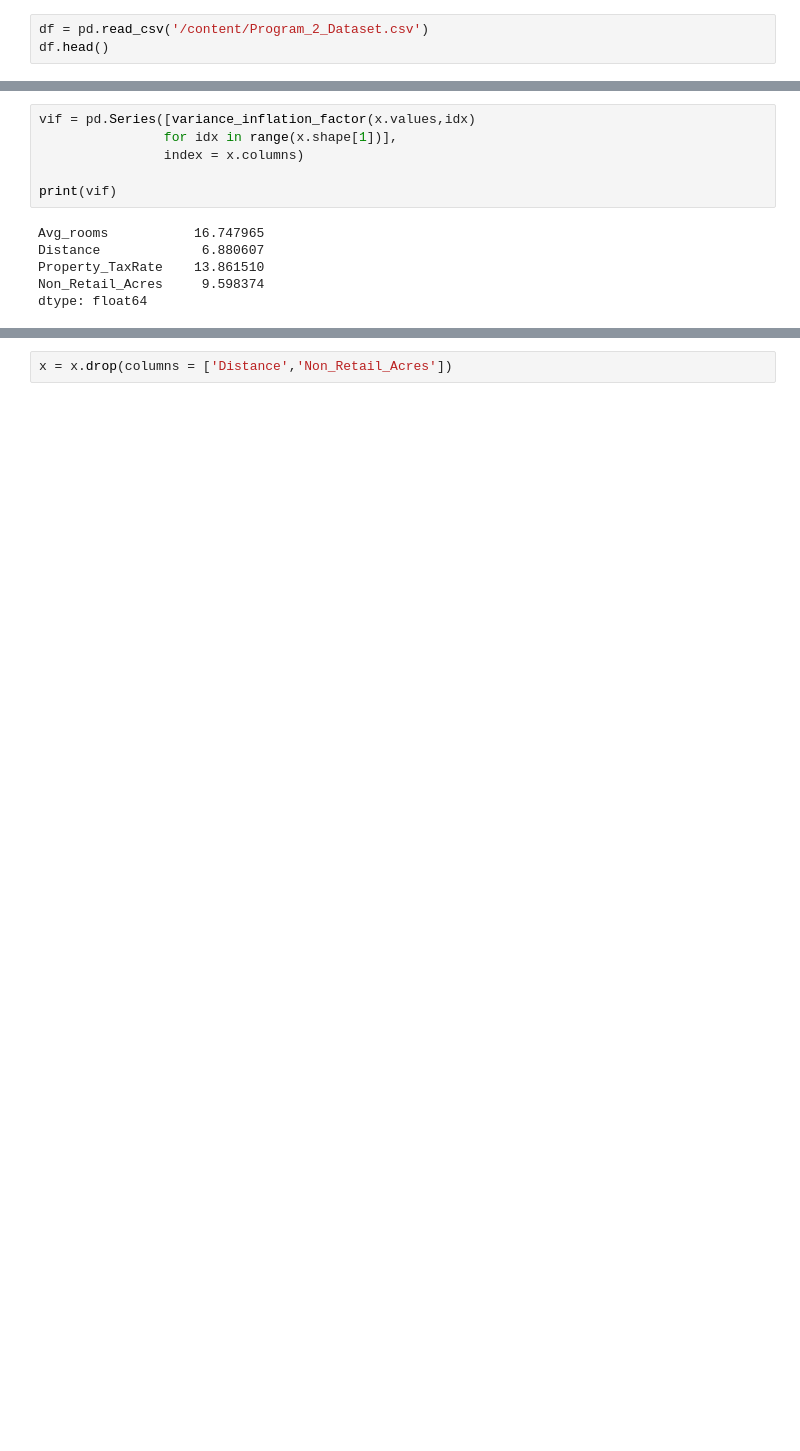
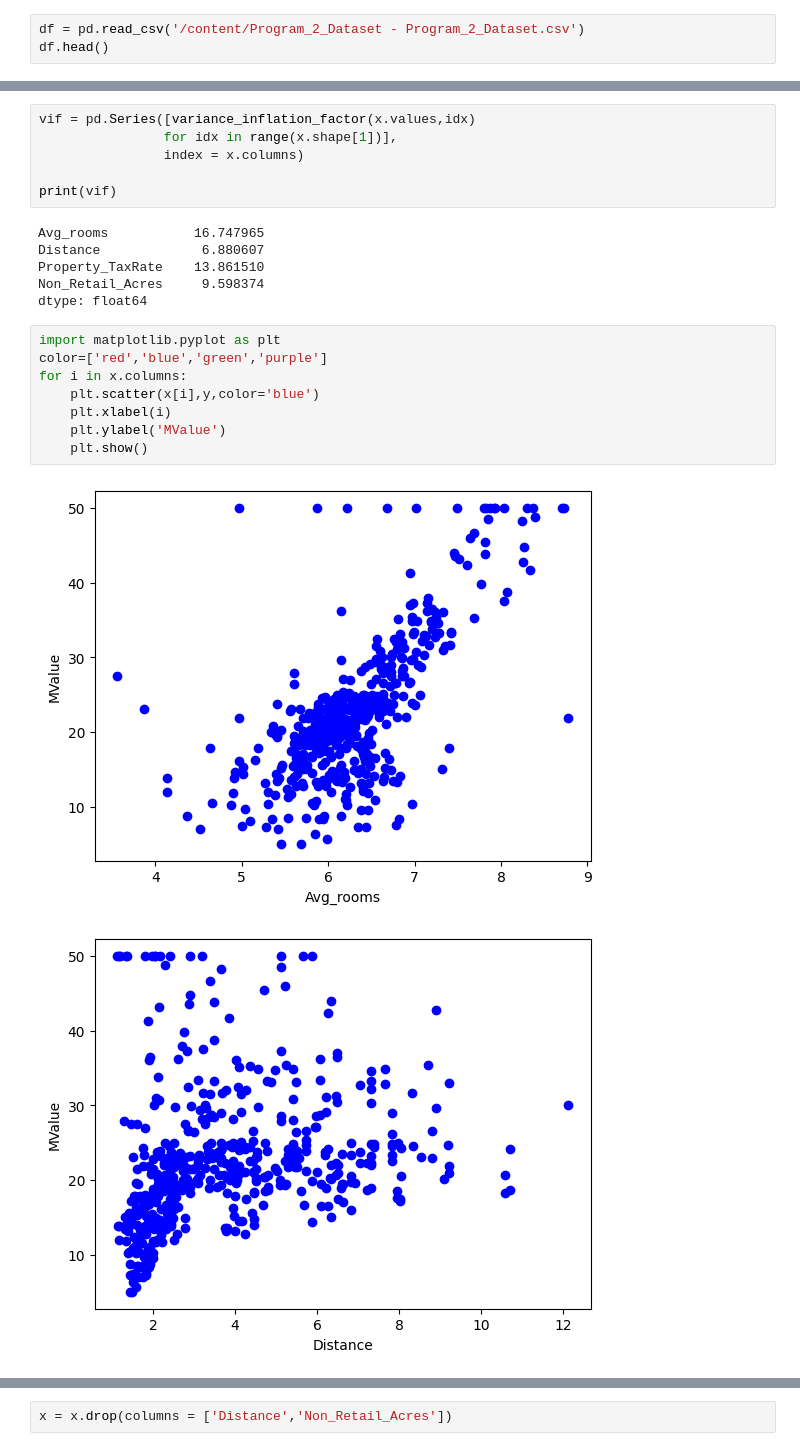
Before and after one commit to MSURENDRAN/ADVANCE_MACHINE_LEARNING_LAB, a Jupyter notebook: 2348527_Lab02.ipynb, the cells around one changed output, grey strips where cells are left out. Saved outputs shown, nothing was run; the diff lists cells and outputs as text; blank space fills up the shorter version.

```diff
--- a/2348527_Lab02.ipynb
+++ b/2348527_Lab02.ipynb
@@ -9,7 +9,7 @@ from sklearn.linear_model import LinearRegression
 from sklearn import metrics
 from statsmodels.stats.outliers_influence import variance_inflation_factor
 # %%
-df = pd.read_csv('/content/Program_2_Dataset.csv')
+df = pd.read_csv('/content/Program_2_Dataset - Program_2_Dataset.csv')
 df.head()
 # %% [output]
 |  | Crime_Rate | Zone_proportion | Non_Retail_Acres | CHAS | NOX | Avg_rooms | AGE | Distance | ... |
@@ -53,3 +73,14 @@ Distance             6.880607
 Property_TaxRate    13.861510
 Non_Retail_Acres     9.598374
 dtype: float64
+# %%
+import matplotlib.pyplot as plt
+color=['red','blue','green','purple']
+for i in x.columns:
+    plt.scatter(x[i],y,color='blue')
+    plt.xlabel(i)
+    plt.ylabel('MValue')
+    plt.show()
+# %% [output]
+[figure, added]
+[figure, added]
```
Also changed, not shown: parts of 10 cells of this notebook.
